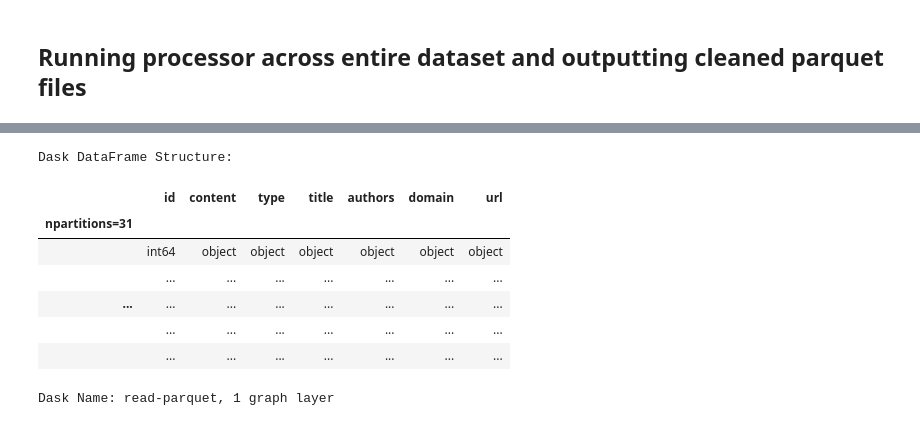
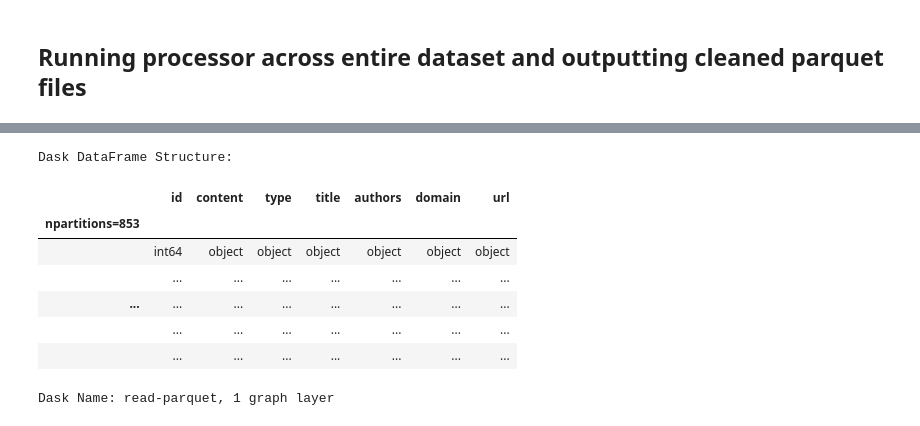
Before and after one commit to KristianDamPedersen/fakenewsproject, a Jupyter notebook: textprocessing.ipynb, the cells around one changed output, grey strips where cells are left out. Drawn from its saved outputs; the diff is of its cells as text; code cells hidden in the pictures.

```diff
--- a/textprocessing.ipynb
+++ b/textprocessing.ipynb
@@ -239,11 +249,11 @@ Worker: 1
 # %%
 # Load in the dataframe
-ddf = dd.read_parquet('data/')
+ddf = dd.read_parquet('data/', split_row_groups=True)
 ddf.persist()
 # %% [output]
 Dask DataFrame Structure:
 |  | id | content | type | title | authors | domain | url |
-| npartitions=31 |  |  |  |  |  |  |  |
+| npartitions=853 |  |  |  |  |  |  |  |
 |  | int64 | object | object | object | object | object | object |
 |  | ... | ... | ... | ... | ... | ... | ... |
 | ... | ... | ... | ... | ... | ... | ... | ... |
```
Also changed, not shown: parts of 10 cells of this notebook, 1 other file.
